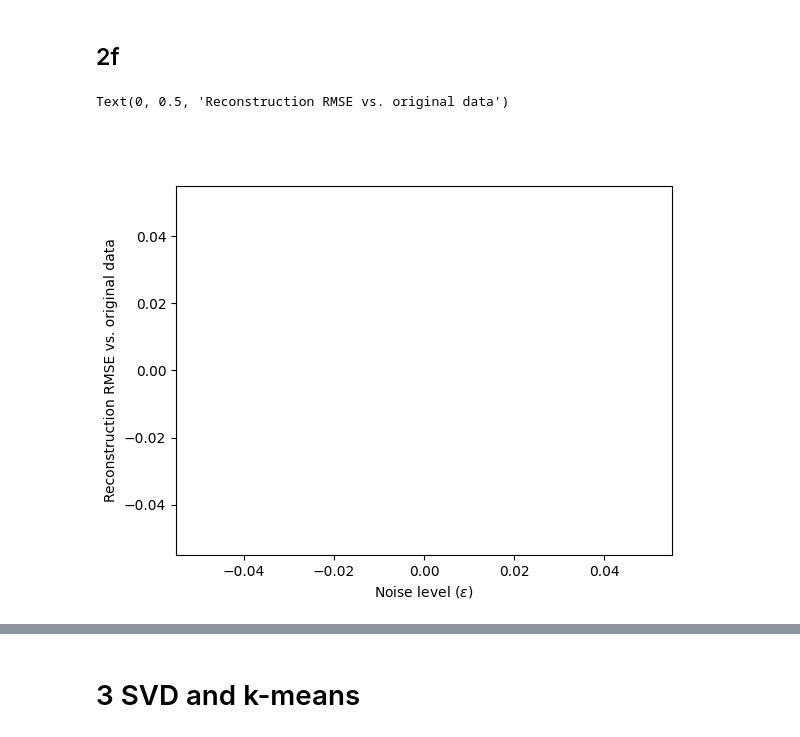
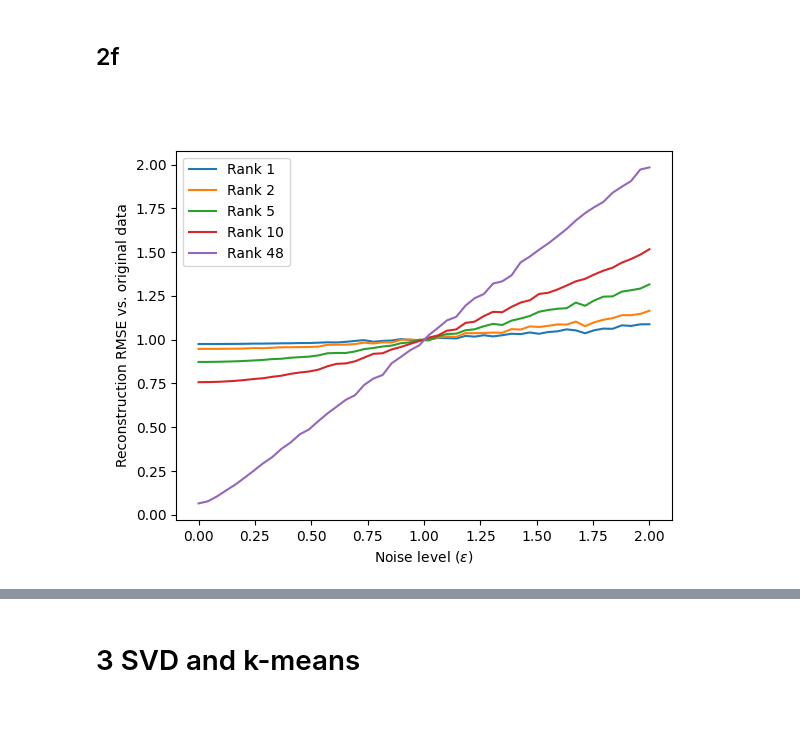
Before and after one commit to eelisee/IE-675b-Machine-Learning, a Jupyter notebook: a03-svd/a03-svd.ipynb, the cells around one changed output, grey strips where cells are left out. Drawn from its saved outputs; the diff is of its cells as text; code cells hidden in the pictures.

```diff
--- a/a03-svd/a03-svd.ipynb
+++ b/a03-svd/a03-svd.ipynb
@@ -915,11 +915,57 @@ In conclusion, **Rank 3 (from the 90% of Squared Frobenius Norm method as well a
 # %%
 # Here is the empty plot that you need to fill (one line per choice of k: RSME between
 # original X and the reconstruction from size-k SVD of noisy versions)
-# YOUR PART
+
+# nextplot()
+# plt.plot()
+# plt.xlabel(r"Noise level ($\epsilon$)")
+# plt.ylabel("Reconstruction RMSE vs. original data")
+
+
+# Define the RMSE function
+def rmse(A, A_hat):
+    return np.linalg.norm(A - A_hat, 'fro') / np.sqrt(A.shape[0] * A.shape[1]) # A has dimensions m x n
+
+# Define the range of epsilon values
+epsilons = np.linspace(0, 2, 50)
+
+# Define the ranks to test
+ranks = [1, 2, 5, 10, 48]
+
+# Initialize a dictionary to store RMSE values for each rank
+rmse_values = {k: [] for k in ranks}
+
+# Loop over each epsilon value
+for epsilon in epsilons:
+    # Create a noisy version of the data
+    X_noise = X + np.random.randn(*X.shape) * epsilon
+
+    # Loop over each rank
+    for k in ranks:
+        # Compute the SVD of the noisy data
+        U_noise, s_noise, Vt_noise = svd(X_noise, full_matrices=False)
+
+        # Truncate the SVD to rank k
+        U_k = U_noise[:, :k]
+        S_k = np.diag(s_noise[:k])
+        Vt_k = Vt_noise[:k, :]
+
+        # Reconstruct the matrix from the truncated SVD
+        X_hat = U_k @ S_k @ Vt_k
+
+        # Compute the RMSE between the original data and the reconstructed matrix
+        rmse_value = rmse(X, X_hat)
+
+        # Store the RMSE value
+        rmse_values[k].append(rmse_value)
+
+# Plot the RMSE values for each rank
 nextplot()
-plt.plot()
+for k in ranks:
+    plt.plot(epsilons, rmse_values[k], label=f'Rank {k}')
 plt.xlabel(r"Noise level ($\epsilon$)")
 plt.ylabel("Reconstruction RMSE vs. original data")
+plt.legend()
+plt.show()
 # %% [output]
-Text(0, 0.5, 'Reconstruction RMSE vs. original data')
-[figure, old version]
+[figure, new version]
```
Also changed, not shown: parts of 1 cell of this notebook, 1 other file.
